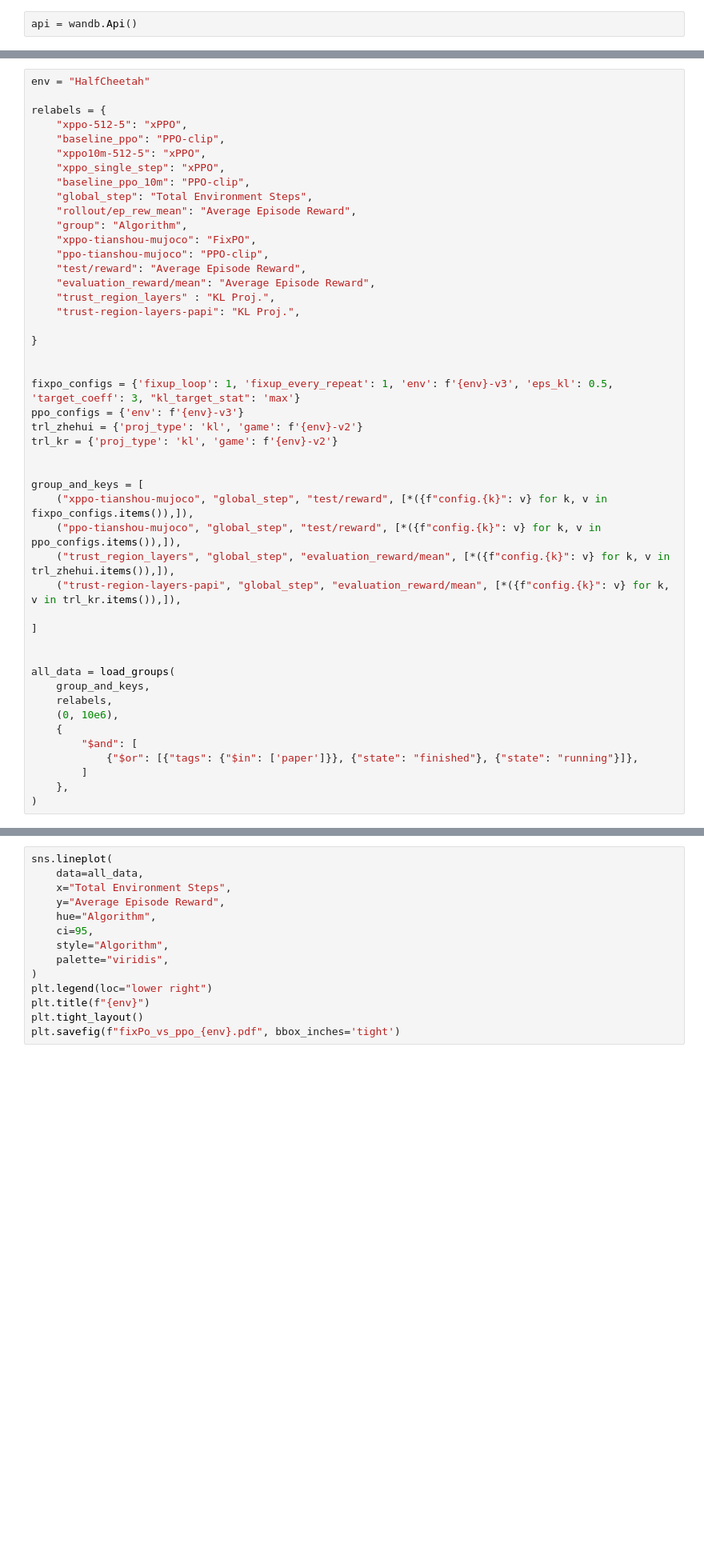
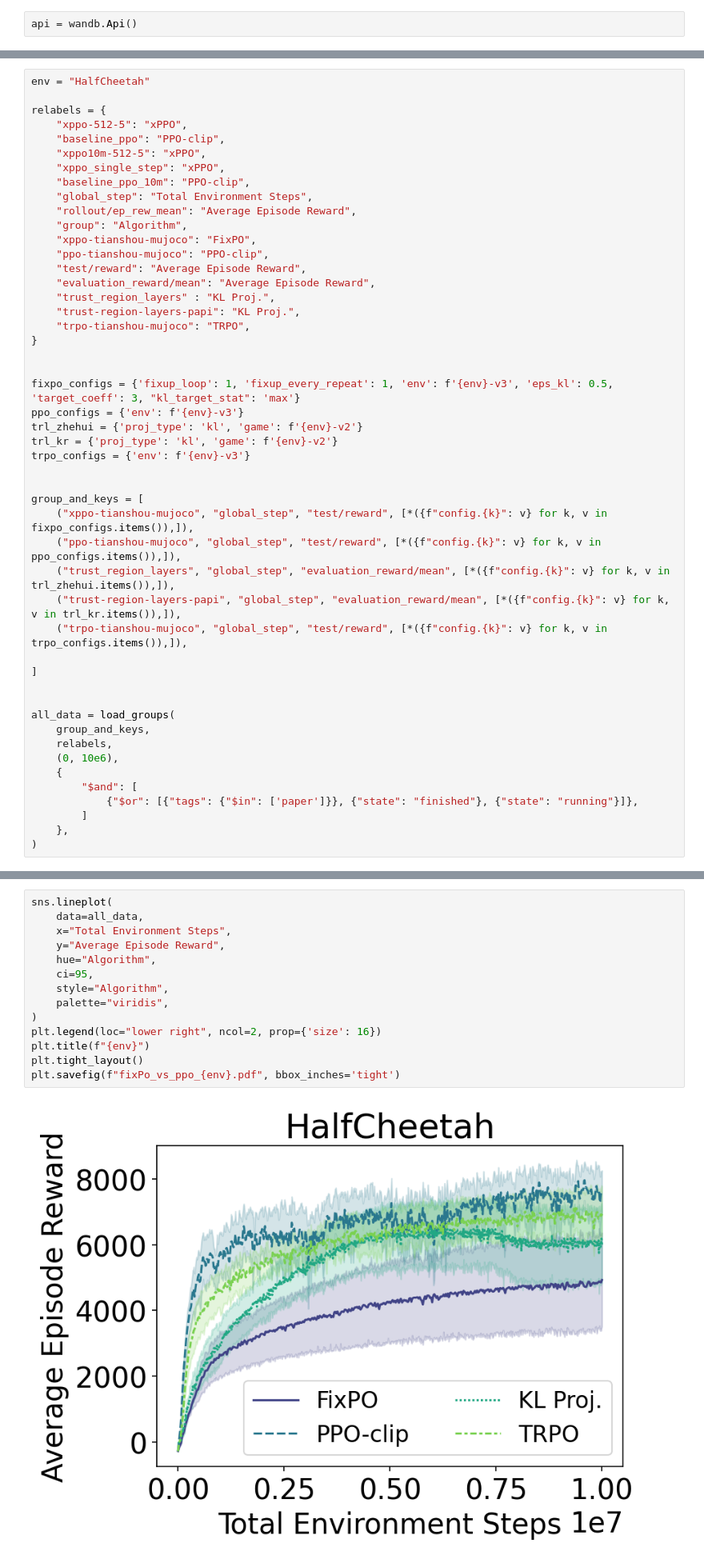
Before and after one commit to uscresl/stabilized-rl, a Jupyter notebook: notebooks/FixPO/fixPO_vs_PPO.ipynb, the cells around one changed output, grey strips where cells are left out. Shown at 80% size. Saved outputs shown, nothing was run; the diff lists cells and outputs as text; blank space fills up the shorter version.

Commit message:
Add TRPO to plots

```diff
--- a/notebooks/FixPO/fixPO_vs_PPO.ipynb
+++ b/notebooks/FixPO/fixPO_vs_PPO.ipynb
@@ -90,7 +90,7 @@ relabels = {
     "evaluation_reward/mean": "Average Episode Reward",
     "trust_region_layers" : "KL Proj.",
     "trust-region-layers-papi": "KL Proj.",
-
+    "trpo-tianshou-mujoco": "TRPO",
 }
 
 
@@ -98,6 +98,7 @@ fixpo_configs = {'fixup_loop': 1, 'fixup_every_repeat': 1, 'env': f'{env}-v3', '
 ppo_configs = {'env': f'{env}-v3'}
 trl_zhehui = {'proj_type': 'kl', 'game': f'{env}-v2'}
 trl_kr = {'proj_type': 'kl', 'game': f'{env}-v2'}
+trpo_configs = {'env': f'{env}-v3'}
 
 
 group_and_keys = [
@@ -105,6 +106,7 @@ group_and_keys = [
     ("ppo-tianshou-mujoco", "global_step", "test/reward", [*({f"config.{k}": v} for k, v in ppo_configs.items()),]),
     ("trust_region_layers", "global_step", "evaluation_reward/mean", [*({f"config.{k}": v} for k, v in trl_zhehui.items()),]),
     ("trust-region-layers-papi", "global_step", "evaluation_reward/mean", [*({f"config.{k}": v} for k, v in trl_kr.items()),]),
+    ("trpo-tianshou-mujoco", "global_step", "test/reward", [*({f"config.{k}": v} for k, v in trpo_configs.items()),]),
 
 ]
 
@@ -122,17 +142,19 @@ all_data = load_groups(
 # %%
 sns.lineplot(
     data=all_data,
     x="Total Environment Steps",
     y="Average Episode Reward",
     hue="Algorithm",
     ci=95,
     style="Algorithm",
     palette="viridis",
 )
-plt.legend(loc="lower right")
+plt.legend(loc="lower right", ncol=2, prop={'size': 16})
 plt.title(f"{env}")
 plt.tight_layout()
 plt.savefig(f"fixPo_vs_ppo_{env}.pdf", bbox_inches='tight')
+# %% [output]
+[figure, added]
 # %%
 env = "Hopper"
 
```
Also changed, not shown: parts of 11 cells of this notebook, 3 other files.
